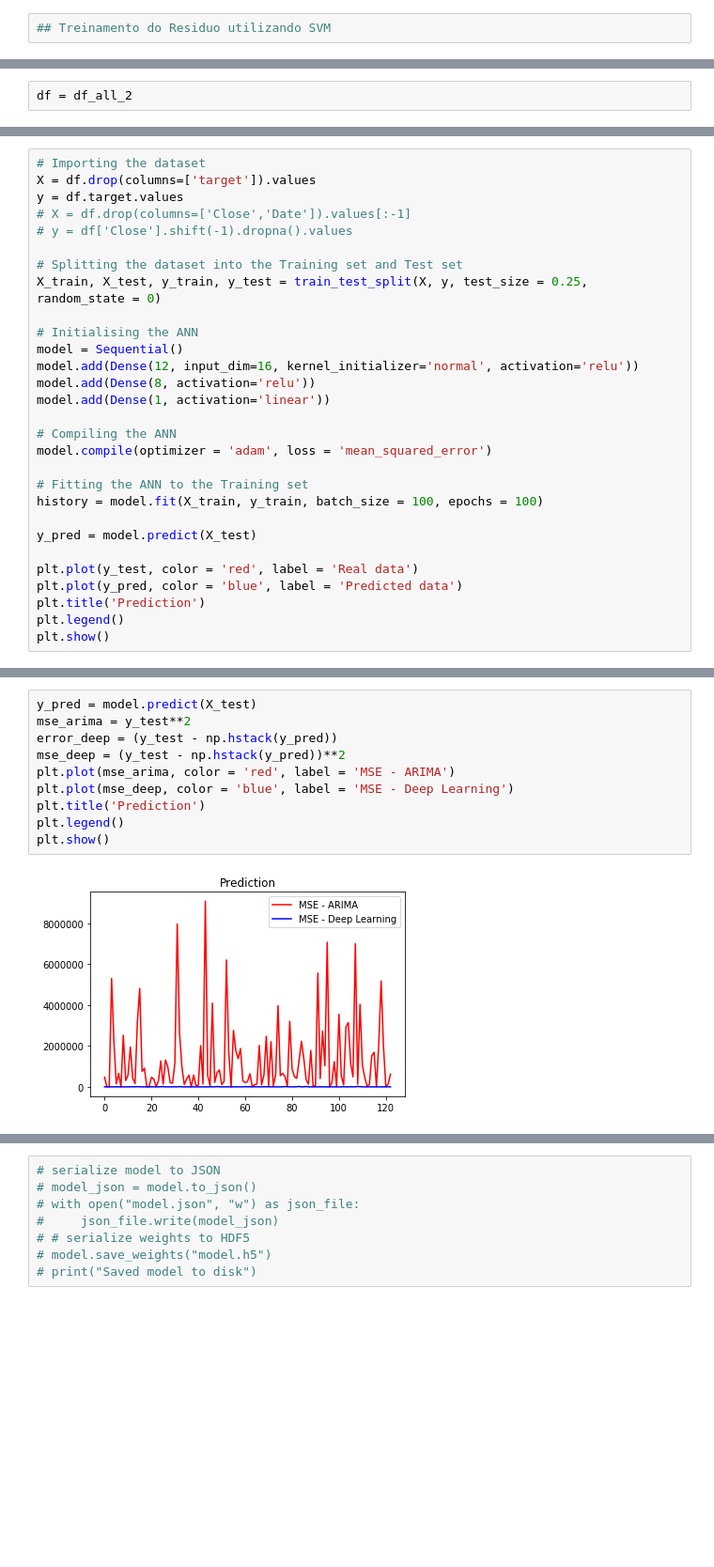
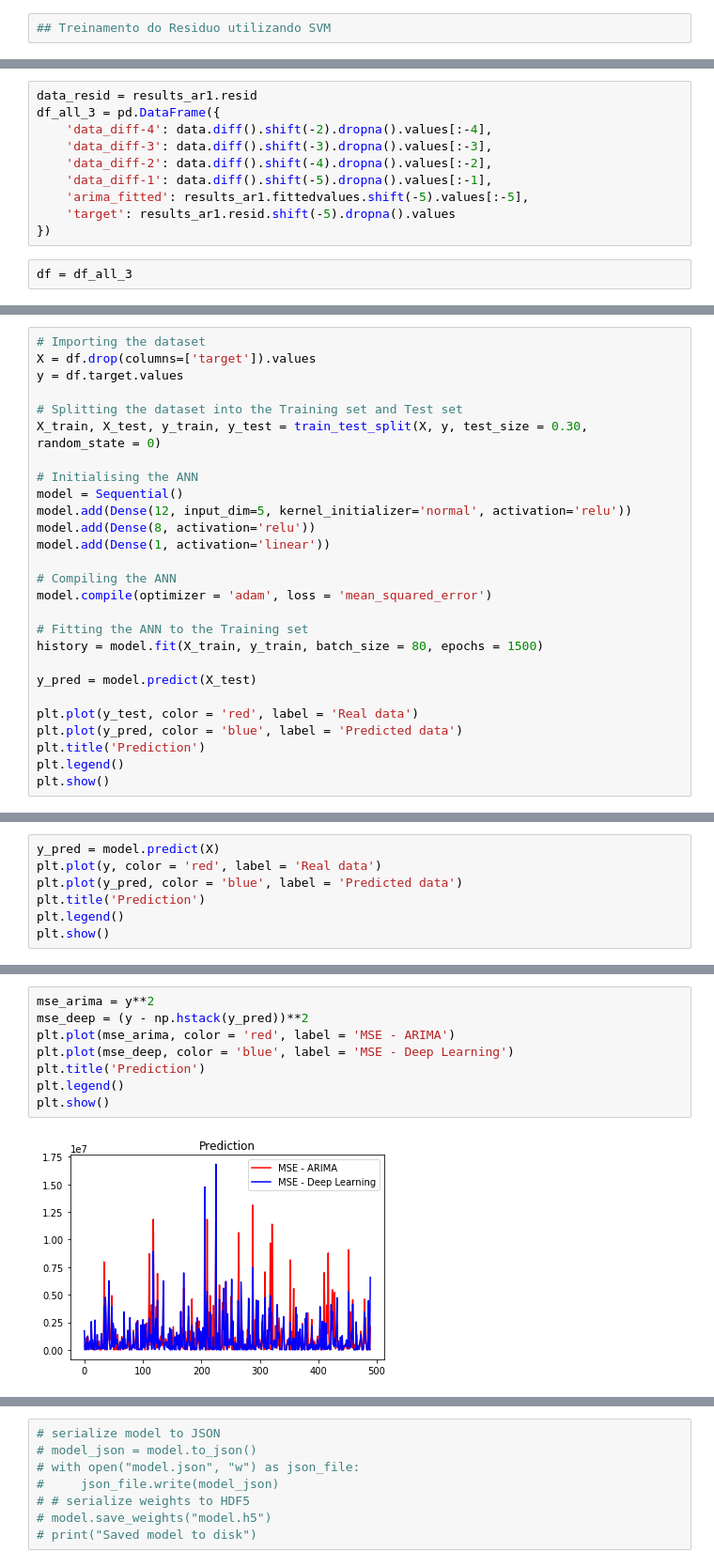
Before and after one commit to FelipeCapati/ibovespa-forecasting, a Jupyter notebook: IBOVESPA - ARIMA.ipynb, the cells around one changed output, grey strips where cells are left out. Shown at 94% size. Saved outputs shown, nothing was run; the diff lists cells and outputs as text; blank space fills up the shorter version.

```diff
--- a/IBOVESPA - ARIMA.ipynb
+++ b/IBOVESPA - ARIMA.ipynb
@@ -536,6 +467,16 @@ df_all_2 = pd.DataFrame({
 })
+# %%
+data_resid = results_ar1.resid
+df_all_3 = pd.DataFrame({
+    'data_diff-4': data.diff().shift(-2).dropna().values[:-4],
+    'data_diff-3': data.diff().shift(-3).dropna().values[:-3],
+    'data_diff-2': data.diff().shift(-4).dropna().values[:-2],
+    'data_diff-1': data.diff().shift(-5).dropna().values[:-1],
+    'arima_fitted': results_ar1.fittedvalues.shift(-5).values[:-5],
+    'target': results_ar1.resid.shift(-5).dropna().values
+})
 # %%
-df = df_all_2
+df = df_all_3
 # %%
 corr = df.corr()
 plt.imshow(corr, cmap='hot', interpolation='none')
@@ -551,15 +492,13 @@ plt.show()
 # Importing the dataset
 X = df.drop(columns=['target']).values
 y = df.target.values
-# X = df.drop(columns=['Close','Date']).values[:-1]
-# y = df['Close'].shift(-1).dropna().values
 
 # Splitting the dataset into the Training set and Test set
-X_train, X_test, y_train, y_test = train_test_split(X, y, test_size = 0.25, random_state = 0)
+X_train, X_test, y_train, y_test = train_test_split(X, y, test_size = 0.30, random_state = 0)
 
 # Initialising the ANN
 model = Sequential()
-model.add(Dense(12, input_dim=16, kernel_initializer='normal', activation='relu'))
+model.add(Dense(12, input_dim=5, kernel_initializer='normal', activation='relu'))
 model.add(Dense(8, activation='relu'))
 model.add(Dense(1, activation='linear'))
 
@@ -567,7 +506,7 @@ model.add(Dense(1, activation='linear'))
 model.compile(optimizer = 'adam', loss = 'mean_squared_error')
 
 # Fitting the ANN to the Training set
-history = model.fit(X_train, y_train, batch_size = 100, epochs = 100)
+history = model.fit(X_train, y_train, batch_size = 80, epochs = 1500)
 
 y_pred = model.predict(X_test)
 
@@ -610,0 +550,7 @@ dict_keys(['loss'])
+# %%
+y_pred = model.predict(X)
+plt.plot(y, color = 'red', label = 'Real data')
+plt.plot(y_pred, color = 'blue', label = 'Predicted data')
+plt.title('Prediction')
+plt.legend()
+plt.show()
@@ -611,15 +559,13 @@ dict_keys(['loss'])
 # %%
-y_pred = model.predict(X_test)
-mse_arima = y_test**2
-error_deep = (y_test - np.hstack(y_pred))
-mse_deep = (y_test - np.hstack(y_pred))**2
+mse_arima = y**2
+mse_deep = (y - np.hstack(y_pred))**2
 plt.plot(mse_arima, color = 'red', label = 'MSE - ARIMA')
 plt.plot(mse_deep, color = 'blue', label = 'MSE - Deep Learning')
 plt.title('Prediction')
 plt.legend()
 plt.show()
 # %% [output]
-[figure, old version]
+[figure, new version]
 # %%
 df_error = pd.DataFrame.from_dict({
     'arima': mse_arima,
```
Also changed, not shown: parts of 25 cells of this notebook, 2 other files.
